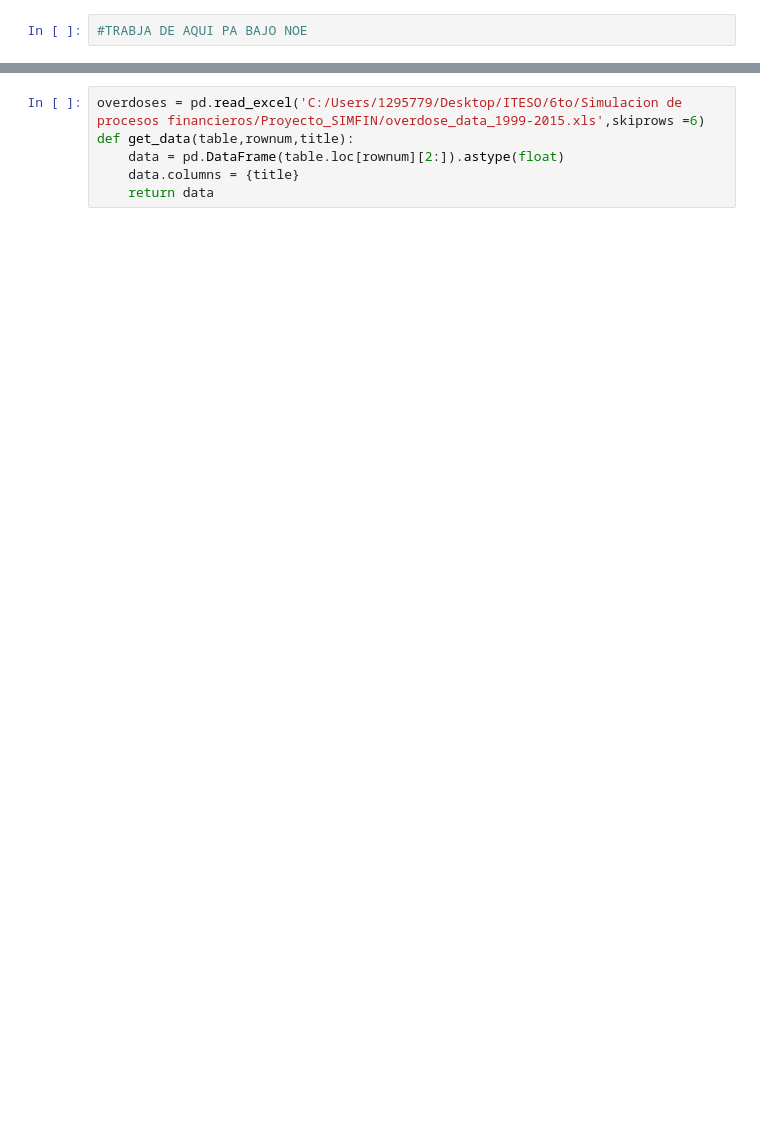
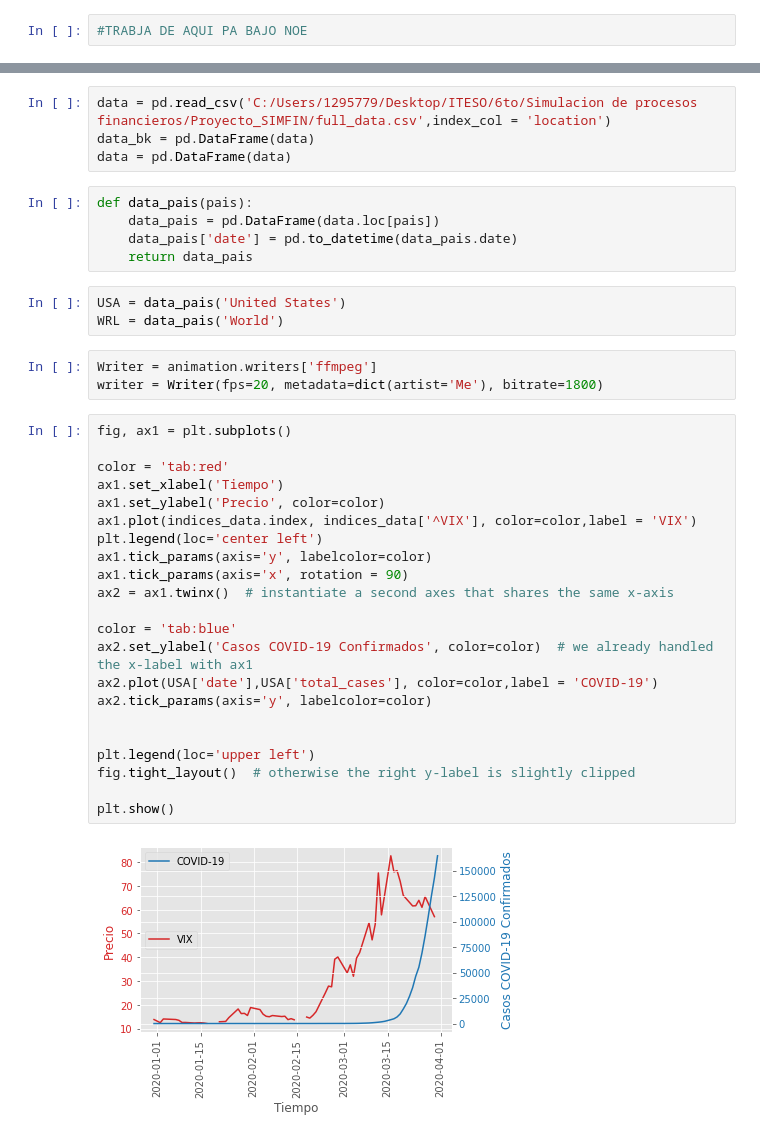
Before and after one commit to douglasparism/Proyecto_SIMFIN, a Jupyter notebook: Proyecto_PT.ipynb, the cells around one changed output, grey strips where cells are left out. Drawn from its saved outputs; the diff is of its cells as text; blank space fills up the shorter version.

```diff
--- a/Proyecto_PT.ipynb
+++ b/Proyecto_PT.ipynb
@@ -76,8 +101,41 @@ import matplotlib.animation as animation
 # %%
-overdoses = pd.read_excel('C:/Users/1295779/Desktop/ITESO/6to/Simulacion de procesos financieros/Proyecto_SIMFIN/overdose_data_1999-2015.xls',skiprows =6)
-def get_data(table,rownum,title):
-    data = pd.DataFrame(table.loc[rownum][2:]).astype(float)
-    data.columns = {title}
-    return data
+data = pd.read_csv('C:/Users/1295779/Desktop/ITESO/6to/Simulacion de procesos financieros/Proyecto_SIMFIN/full_data.csv',index_col = 'location')
+data_bk = pd.DataFrame(data)
+data = pd.DataFrame(data)
+# %%
+def data_pais(pais):
+    data_pais = pd.DataFrame(data.loc[pais])
+    data_pais['date'] = pd.to_datetime(data_pais.date)
+    return data_pais
+# %%
+USA = data_pais('United States')
+WRL = data_pais('World')
+# %%
+Writer = animation.writers['ffmpeg']
+writer = Writer(fps=20, metadata=dict(artist='Me'), bitrate=1800)
+# %%
+fig, ax1 = plt.subplots()
+
+color = 'tab:red'
+ax1.set_xlabel('Tiempo')
+ax1.set_ylabel('Precio', color=color)
+ax1.plot(indices_data.index, indices_data['^VIX'], color=color,label = 'VIX')
+plt.legend(loc='center left')
+ax1.tick_params(axis='y', labelcolor=color)
+ax1.tick_params(axis='x', rotation = 90)
+ax2 = ax1.twinx()  # instantiate a second axes that shares the same x-axis
+
+color = 'tab:blue'
+ax2.set_ylabel('Casos COVID-19 Confirmados', color=color)  # we already handled the x-label with ax1
+ax2.plot(USA['date'],USA['total_cases'], color=color,label = 'COVID-19')
+ax2.tick_params(axis='y', labelcolor=color)
+
+
+plt.legend(loc='upper left')
+fig.tight_layout()  # otherwise the right y-label is slightly clipped
+
+plt.show()
+# %% [output]
+[figure, added]
 # %%
 %matplotlib notebook
```
Also changed, not shown: parts of 16 cells of this notebook, 1 other file.
